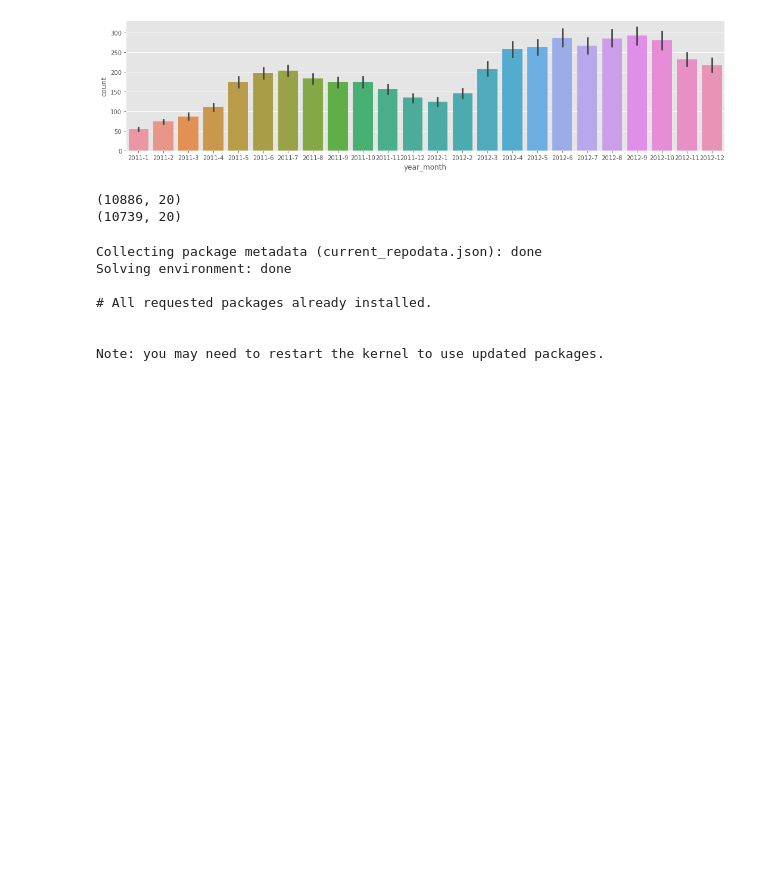
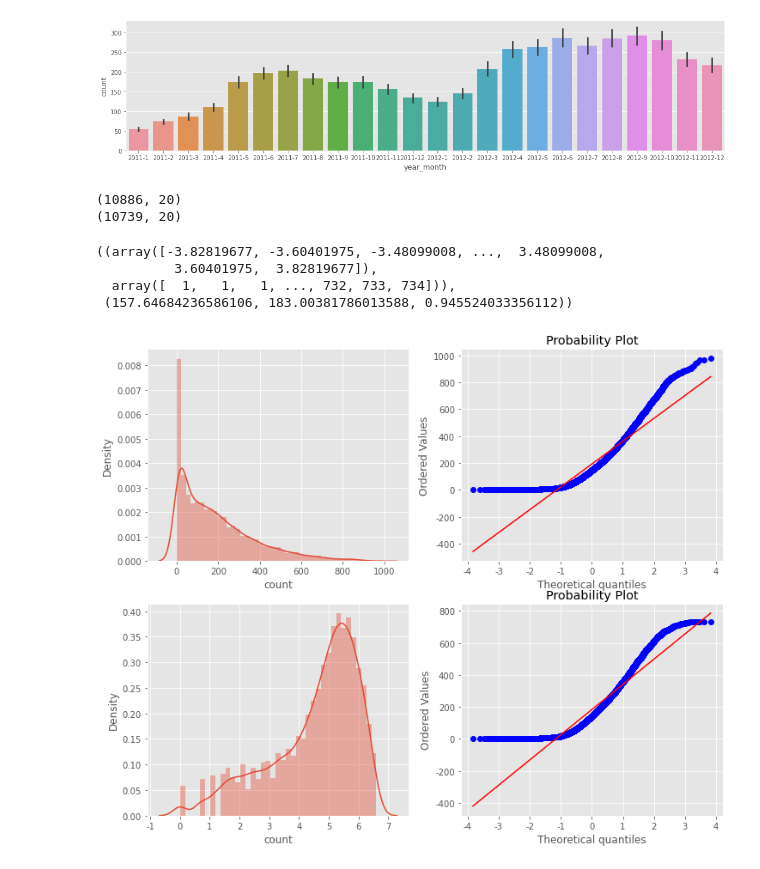
Before and after one commit to ggnight0802/kaggle, a Jupyter notebook: bike-sharing-demand/bike-sharing-demand EDA.ipynb, the cells around one changed output. Drawn from its saved outputs; the diff is of its cells as text; code cells hidden in the pictures; blank space fills up the shorter version.

```diff
--- a/bike-sharing-demand/bike-sharing-demand EDA.ipynb
+++ b/bike-sharing-demand/bike-sharing-demand EDA.ipynb
@@ -298,17 +298,15 @@ print(trainWOOutliers.shape)
 # %%
 figure, axes = plt.subplots(ncols=2,nrows=2)
 figure.set_size_inches(12,10)
 
 sns.distplot(train["count"],ax=axes[0][0])
 stats.probplot(train["count"], dist='norm', fit=True, plot=axes[0][1])
 
-sns.distplot(np.loge(trainWOOutliers["count"]),ax=axes[1][0])
-stats.probplot(trainW)
+sns.distplot(np.log(trainWOOutliers["count"]),ax=axes[1][0])
+stats.probplot(trainWOOutliers["count"], dist='norm', fit=True, plot=axes[1][1])
 # %% [output]
-Collecting package metadata (current_repodata.json): done
-Solving environment: done
-
-# All requested packages already installed.
-
-
-Note: you may need to restart the kernel to use updated packages.
+((array([-3.82819677, -3.60401975, -3.48099008, ...,  3.48099008,
+          3.60401975,  3.82819677]),
+  array([  1,   1,   1, ..., 732, 733, 734])),
+ (157.64684236586106, 183.00381786013588, 0.945524033356112))
+[figure, added]
```
Also changed, not shown: 3 other files.
